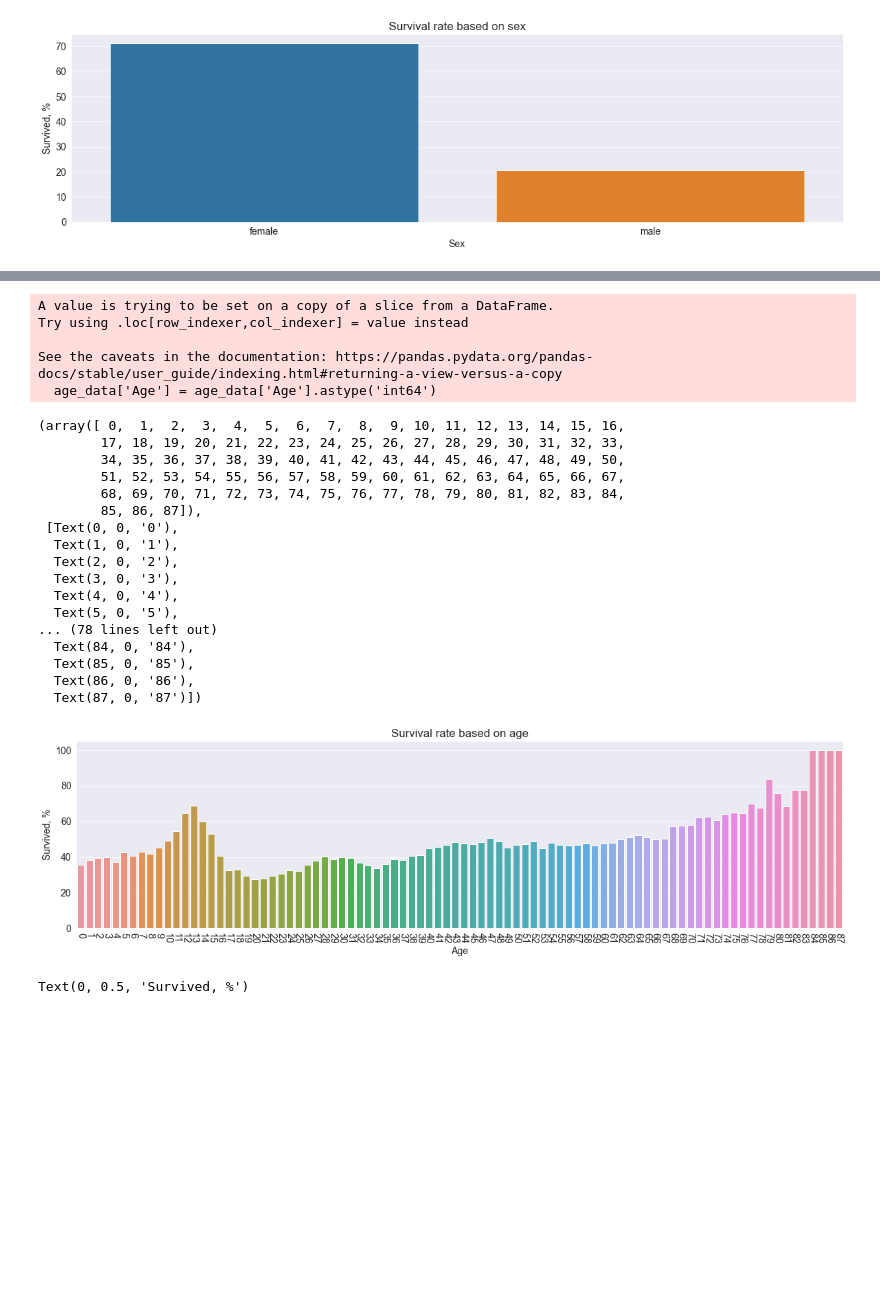
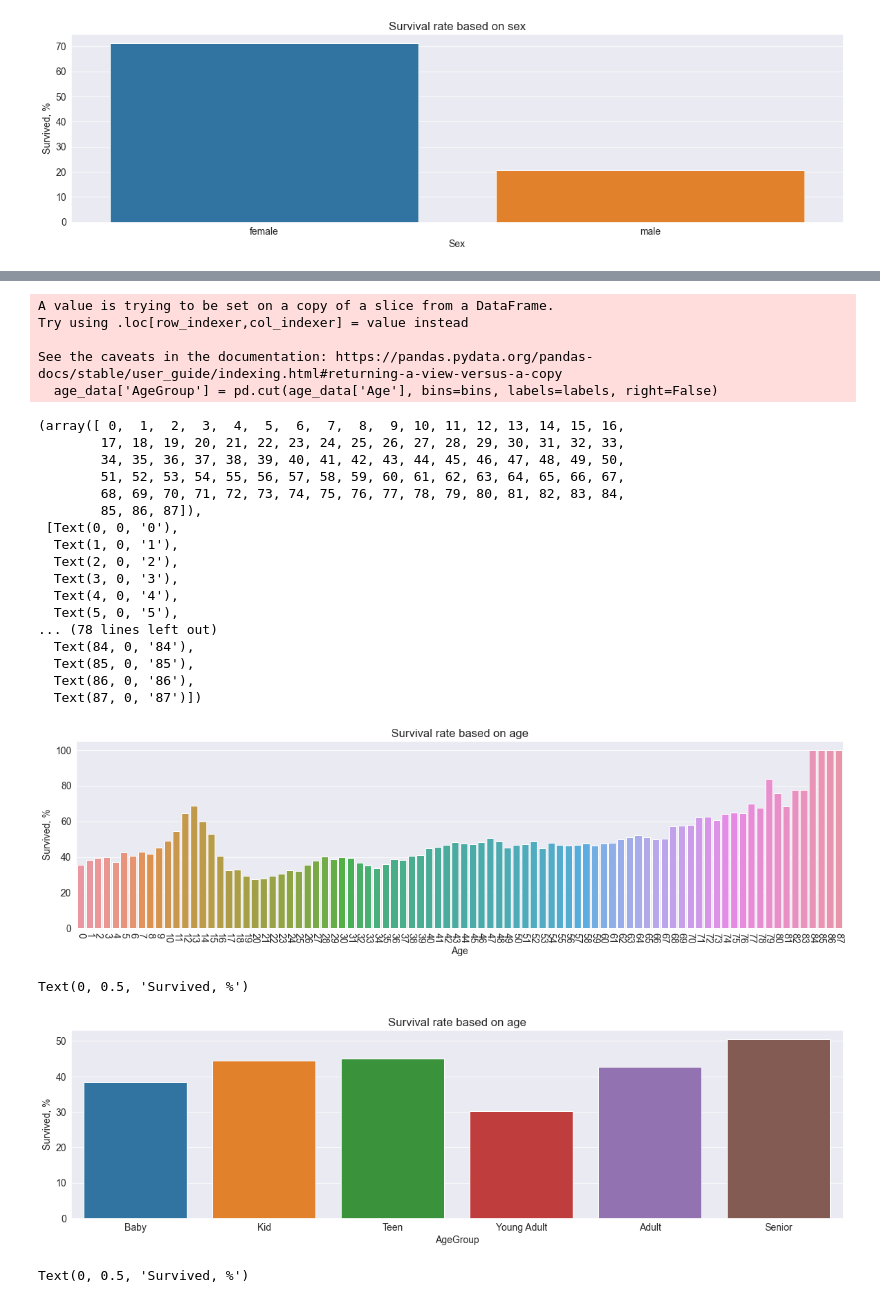
Before and after one commit to yorxx/rs_ml_intro_homework, a Jupyter notebook: eda.ipynb, the cells around one changed output, grey strips where cells are left out. Cells and saved outputs as stored; diff of their text form; code cells hidden in the pictures; blank space fills up the shorter version.

```diff
--- a/eda.ipynb
+++ b/eda.ipynb
@@ -115,6 +127,7 @@ Text(0, 0.5, 'Survived, %')
 # %%
-age_data = data[data['Age'].notnull()]
-age_data['Age'] = age_data['Age'].astype('int64')
+bins= [0,4,13,19,26,55,110]
+labels = ['Baby','Kid','Teen','Young Adult', 'Adult', 'Senior']
+age_data['AgeGroup'] = pd.cut(age_data['Age'], bins=bins, labels=labels, right=False)
 
 age_data_groups = age_data.groupby('Age').size().reset_index(name='Count')
 age_survivors_groups = age_data[age_data['Survived'] == 1]
@@ -130,7 +143,7 @@ A value is trying to be set on a copy of a slice from a DataFrame.
 Try using .loc[row_indexer,col_indexer] = value instead
 
 See the caveats in the documentation: https://pandas.pydata.org/pandas-docs/stable/user_guide/indexing.html#returning-a-view-versus-a-copy
-  age_data['Age'] = age_data['Age'].astype('int64')
+  age_data['AgeGroup'] = pd.cut(age_data['Age'], bins=bins, labels=labels, right=False)
 (array([ 0,  1,  2,  3,  4,  5,  6,  7,  8,  9, 10, 11, 12, 13, 14, 15, 16,
         17, 18, 19, 20, 21, 22, 23, 24, 25, 26, 27, 28, 29, 30, 31, 32, 33,
         34, 35, 36, 37, 38, 39, 40, 41, 42, 43, 44, 45, 46, 47, 48, 49, 50,
@@ -149,5 +162,17 @@ See the caveats in the documentation: https://pandas.pydata.org/pandas-docs/stab
   Text(86, 0, '86'),
   Text(87, 0, '87')])
 [figure]
+# %%
+agegroup_data_groups = age_data.groupby('AgeGroup').size().reset_index(name='Count')
+agegroup_survivors_groups = age_data[age_data['Survived'] == 1]
+agegroup_survivors_groups = agegroup_survivors_groups.groupby('AgeGroup').size().reset_index(name='Count')
+agegroup_survivors_groups['Percentage'] = (agegroup_survivors_groups['Count'] / agegroup_data_groups['Count']) * 100
+
+sns.barplot('AgeGroup','Percentage',   data = agegroup_survivors_groups)
+plt.title('Survival rate based on age')
+plt.ylabel('Survived, %')
+# %% [output]
+Text(0, 0.5, 'Survived, %')
+[figure, added]
 # %%
 deck_data = data[data['Deck'].notnull()]
```
Also changed, not shown: parts of 3 cells of this notebook.
